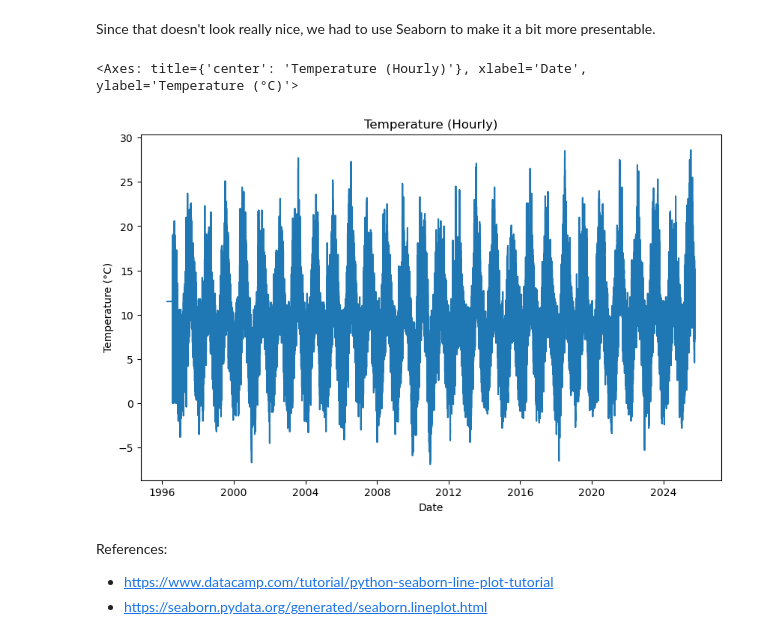
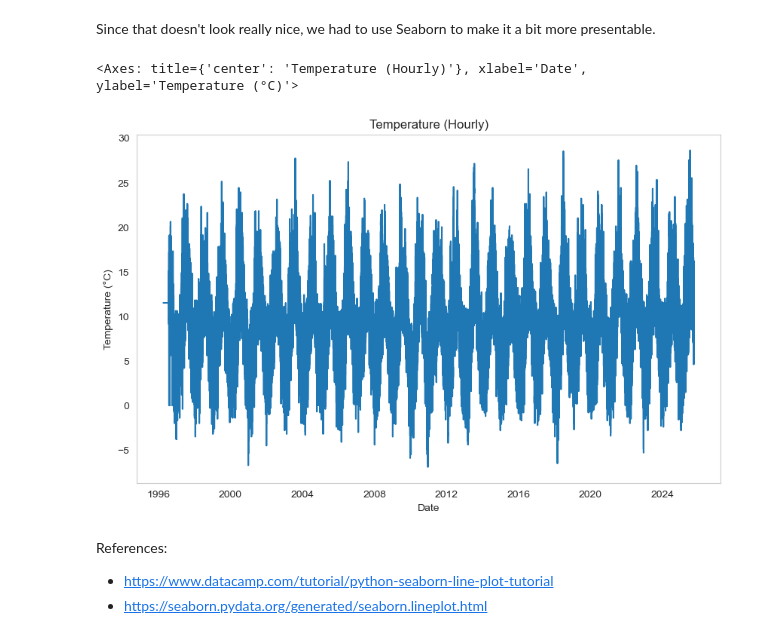
Before and after one commit to LoicBagnoud/Programming-for-Data-Analytics-Assignments, a Jupyter notebook: Week 6/assignment_6_Weather.ipynb, the cells around one changed output. Saved outputs shown, nothing was run; the diff lists cells and outputs as text; code cells hidden in the pictures.

```diff
--- a/Week 6/assignment_6_Weather.ipynb
+++ b/Week 6/assignment_6_Weather.ipynb
@@ -117,13 +116,14 @@ Since that doesn't look really nice, we had to use Seaborn to make it a bit more
 # %%
 # We make it the size we want, followed by the title, x and y label as well as the type of plot. In this case a line plot via the .lineplot function.
 plt.figure(figsize=(10, 6))
 plt.title("Temperature (Hourly)")
 plt.xlabel("Date")
 plt.ylabel("Temperature (°C)")
+sns.set_style("whitegrid")
 sns.lineplot(x='date', y='temp', data=df)
 # %% [output]
 <Axes: title={'center': 'Temperature (Hourly)'}, xlabel='Date', ylabel='Temperature (°C)'>
-[figure, old version]
+[figure, new version]
 # %% [markdown]
 References:
 >
```
Also changed, not shown: parts of 21 cells of this notebook.
